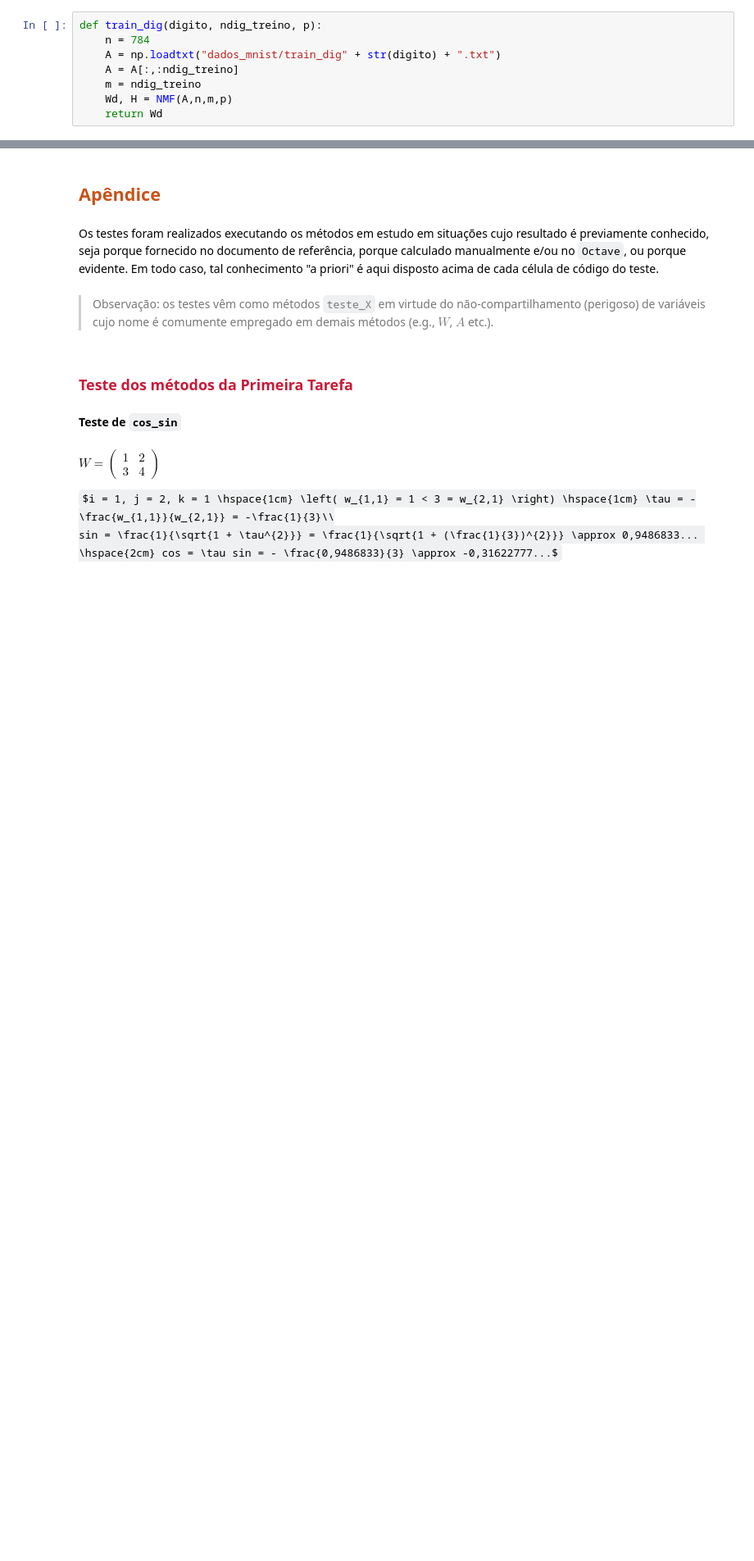
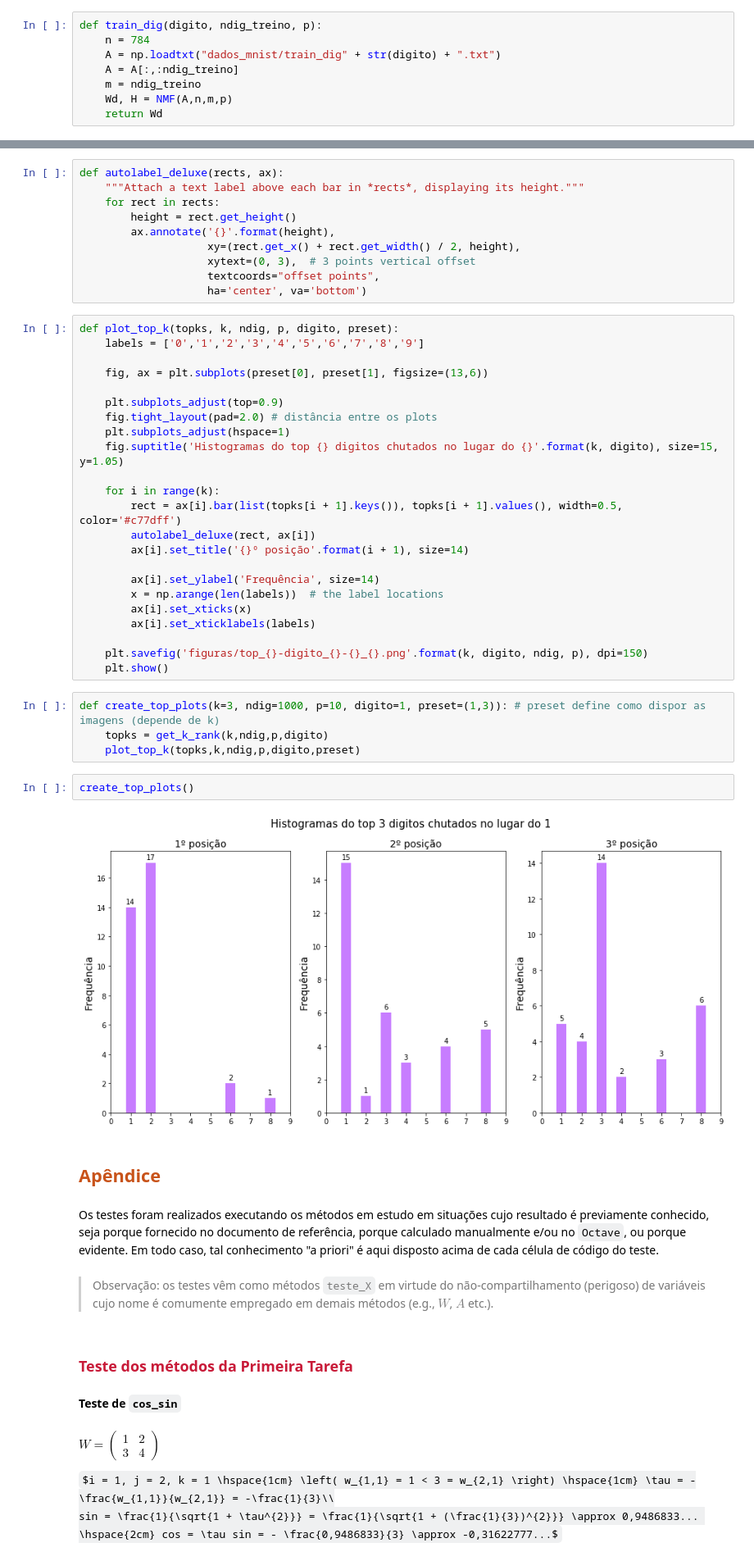
Before and after one commit to fredgrub/ep-digitos, a Jupyter notebook: EP - dígitos.ipynb, the cells around one changed output, grey strips where cells are left out. Shown at 82% size. Drawn from its saved outputs; the diff is of its cells as text; some formulas as TeX source; blank space fills up the shorter version.

```diff
--- a/EP - dígitos.ipynb
+++ b/EP - dígitos.ipynb
@@ -373,3 +673,44 @@ def display(col):
+# %%
+def autolabel_deluxe(rects, ax):
+    """Attach a text label above each bar in *rects*, displaying its height."""
+    for rect in rects:
+        height = rect.get_height()
+        ax.annotate('{}'.format(height),
+                    xy=(rect.get_x() + rect.get_width() / 2, height),
+                    xytext=(0, 3),  # 3 points vertical offset
+                    textcoords="offset points",
+                    ha='center', va='bottom')
+# %%
+def plot_top_k(topks, k, ndig, p, digito, preset):
+    labels = ['0','1','2','3','4','5','6','7','8','9']
+
+    fig, ax = plt.subplots(preset[0], preset[1], figsize=(13,6))
+
+    plt.subplots_adjust(top=0.9)
+    fig.tight_layout(pad=2.0) # distância entre os plots
+    plt.subplots_adjust(hspace=1)
+    fig.suptitle('Histogramas do top {} digitos chutados no lugar do {}'.format(k, digito), size=15, y=1.05)
+
+    for i in range(k):
+        rect = ax[i].bar(list(topks[i + 1].keys()), topks[i + 1].values(), width=0.5, color='#c77dff')
+        autolabel_deluxe(rect, ax[i])
+        ax[i].set_title('{}º posição'.format(i + 1), size=14)
+
+        ax[i].set_ylabel('Frequência', size=14)
+        x = np.arange(len(labels))  # the label locations
+        ax[i].set_xticks(x)
+        ax[i].set_xticklabels(labels)
+
+    plt.savefig('figuras/top_{}-digito_{}-{}_{}.png'.format(k, digito, ndig, p), dpi=150)
+    plt.show()
+# %%
+def create_top_plots(k=3, ndig=1000, p=10, digito=1, preset=(1,3)): # preset define como dispor as imagens (depende de k)
+    topks = get_k_rank(k,ndig,p,digito)
+    plot_top_k(topks,k,ndig,p,digito,preset)
+# %%
+create_top_plots()
+# %% [output]
+[figure, added]
 # %% [markdown]
 ## <font color=#C8531A>Apêndice</font>
 # %% [markdown]
```
Also changed, not shown: parts of 23 cells of this notebook, 5 other files.
